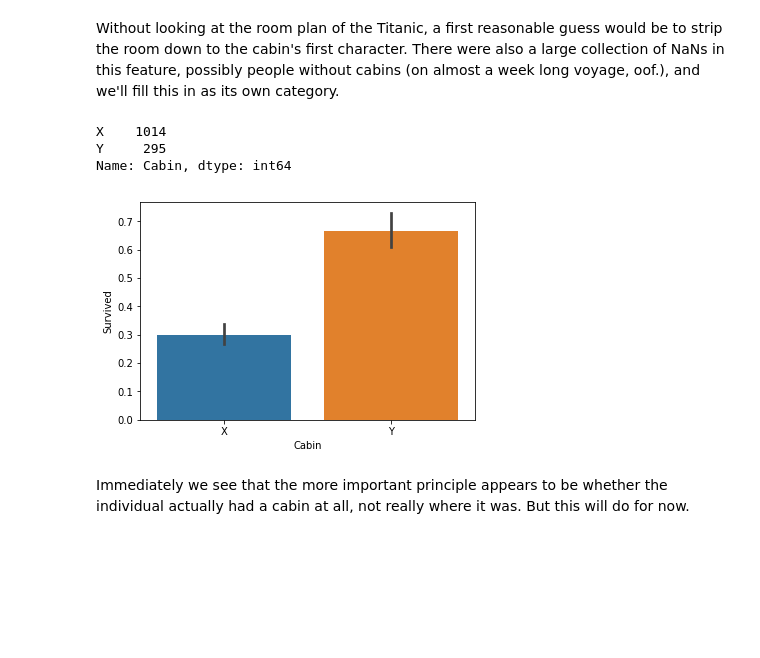
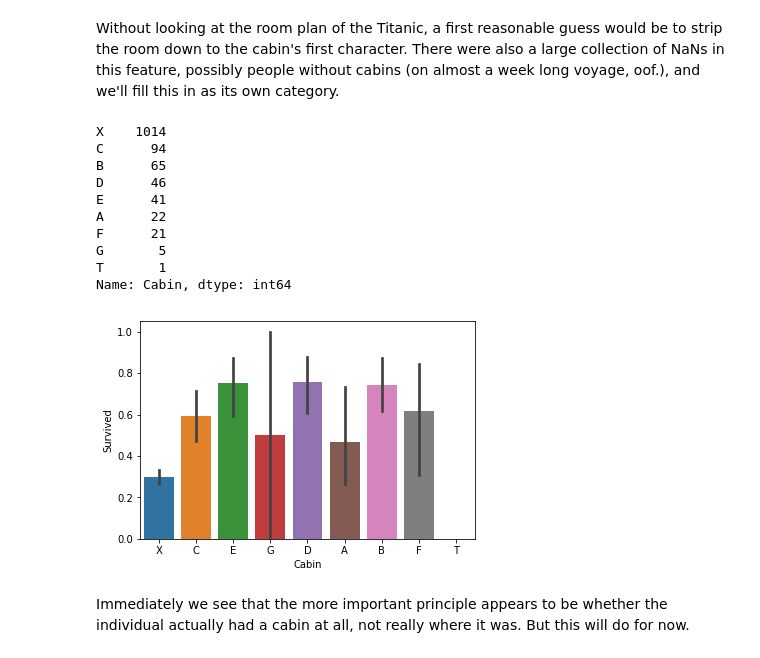
Before and after one commit to dj325/titanic_ensemble, a Jupyter notebook: titanic_reg.ipynb, the cells around one changed output. Cells and saved outputs as stored; diff of their text form; code cells hidden in the pictures; blank space fills up the shorter version.

```diff
--- a/titanic_reg.ipynb
+++ b/titanic_reg.ipynb
@@ -224,24 +226,24 @@ all_names = df.Name
 titles = get_unique_titles(all_names)
 
 title_mapping = {
-    'Mr' : 2,
-    'Mrs' : 1,
+    'Mr' : 3,
+    'Mrs' : 2,
     'Miss' : 1,
     'Master' : 0,
-    'Don' : 3,
-    'Rev' : 3,
-    'Dr' : 3,
-    'Mme' : 1,
-    'Ms' : 1,
-    'Major' : 3,
-    'Lady' : 3,
-    'Sir' : 3,
-    'Mlle' : 3,
-    'Col' : 3,
-    'Capt' : 3,
-    'the Countess' : 3,
-    'Jonkheer' : 3,
-    'Dona' : 3
+    'Don' : 5,
+    'Rev' : 4,
+    'Dr' : 4,
+    'Mme' : 5,
+    'Ms' : 4,
+    'Major' : 4,
+    'Lady' : 5,
+    'Sir' : 5,
+    'Mlle' : 5,
+    'Col' : 4,
+    'Capt' : 5,
+    'the Countess' : 5,
+    'Jonkheer' : 5,
+    'Dona' : 5
 }
 
 df['Title'] = df.Name.apply(get_title_from_name)
@@ -274,19 +276,26 @@ def replace_cabins_with_level(cabin):
     if pd.isnull(cabin):
         return 'X'
     else:
-        return 'Y'
+        return cabin[0]
 # %%
 df.Cabin = df_raw.Cabin.apply(replace_cabins_with_level)
 # %%
 df.Cabin.value_counts()
 # %% [output]
 X    1014
-Y     295
+C      94
+B      65
+D      46
+E      41
+A      22
+F      21
+G       5
+T       1
 Name: Cabin, dtype: int64
 # %%
-sns.barplot(x="Cabin", y="Survived", data=df);
+g = sns.barplot(x="Cabin", y="Survived", data=df);
 # %% [output]
-[figure, old version]
+[figure, new version]
 # %% [markdown]
 Immediately we see that the more important principle appears to be whether the individual actually had a cabin at all, not really where it was. But this will do for now.
 # %% [markdown]
```
Also changed, not shown: parts of 26 cells of this notebook.
